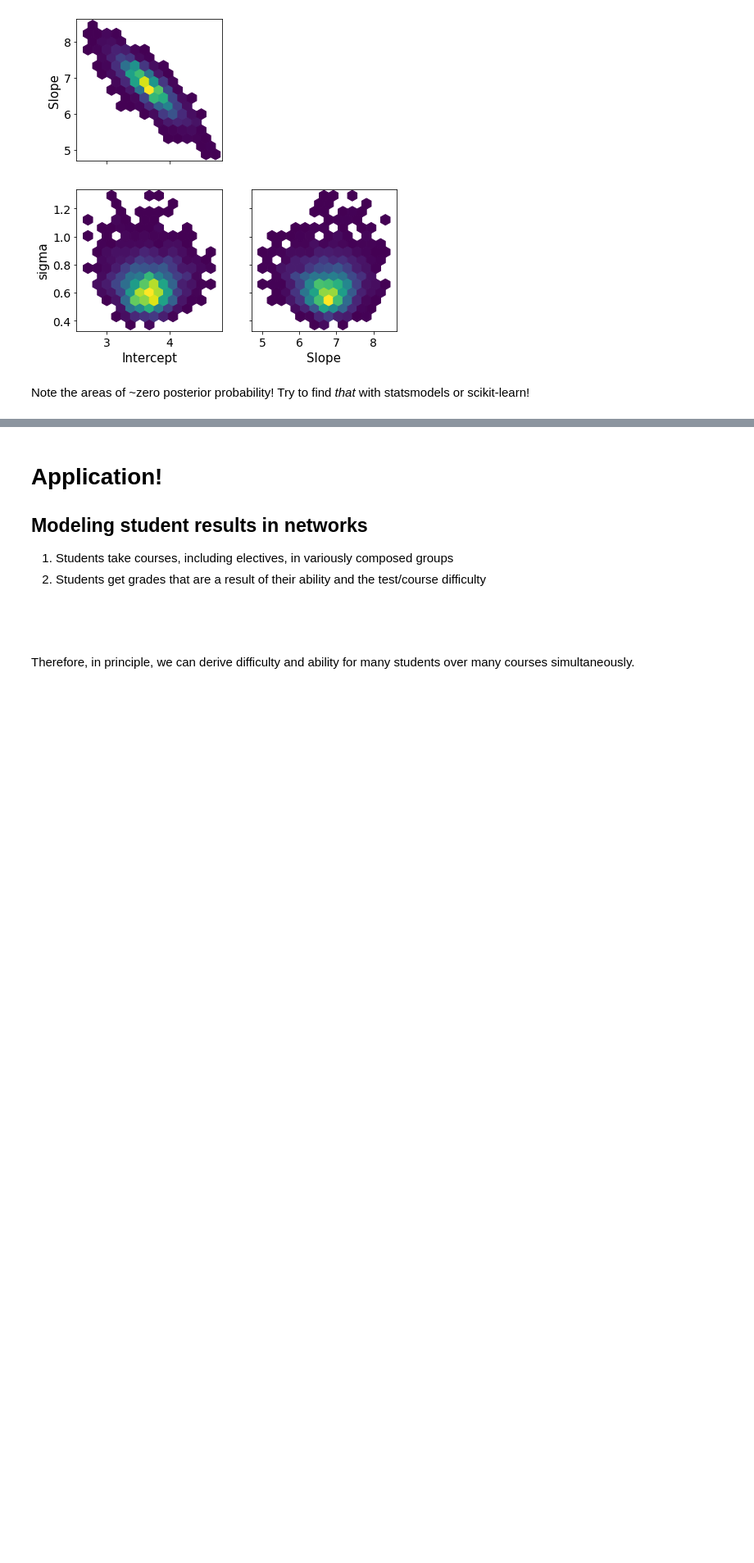
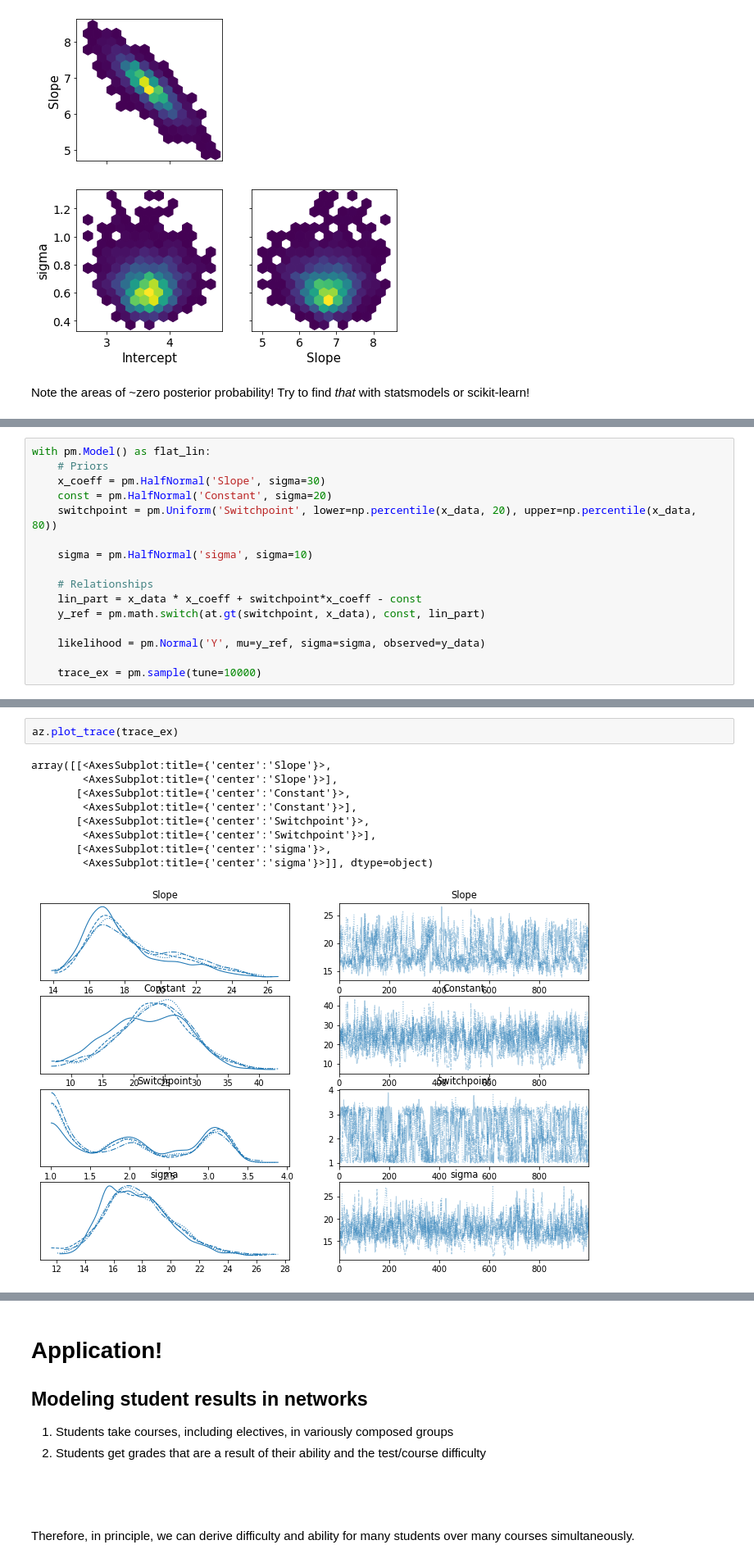
Before and after one commit to harcel/bayesian_student_seminar, a Jupyter notebook: BayesianStudentProgress.ipynb, the cells around one changed output, grey strips where cells are left out. Shown at 82% size. Cells and saved outputs as stored; diff of their text form; blank space fills up the shorter version.

```diff
--- a/BayesianStudentProgress.ipynb
+++ b/BayesianStudentProgress.ipynb
@@ -222,0 +262,16 @@ Note the areas of ~zero posterior probability! Try to find *that* with statsmode
+# %%
+with pm.Model() as flat_lin:
+    # Priors
+    x_coeff = pm.HalfNormal('Slope', sigma=30)
+    const = pm.HalfNormal('Constant', sigma=20)
+    switchpoint = pm.Uniform('Switchpoint', lower=np.percentile(x_data, 20), upper=np.percentile(x_data, 80))
+
+    sigma = pm.HalfNormal('sigma', sigma=10)
+
+    # Relationships
+    lin_part = x_data * x_coeff + switchpoint*x_coeff - const
+    y_ref = pm.math.switch(at.gt(switchpoint, x_data), const, lin_part)
+
+    likelihood = pm.Normal('Y', mu=y_ref, sigma=sigma, observed=y_data)
+
+    trace_ex = pm.sample(tune=10000)
@@ -222,0 +285,12 @@ Note the areas of ~zero posterior probability! Try to find *that* with statsmode
+# %%
+az.plot_trace(trace_ex)
+# %% [output]
+array([[<AxesSubplot:title={'center':'Slope'}>,
+        <AxesSubplot:title={'center':'Slope'}>],
+       [<AxesSubplot:title={'center':'Constant'}>,
+        <AxesSubplot:title={'center':'Constant'}>],
+       [<AxesSubplot:title={'center':'Switchpoint'}>,
+        <AxesSubplot:title={'center':'Switchpoint'}>],
+       [<AxesSubplot:title={'center':'sigma'}>,
+        <AxesSubplot:title={'center':'sigma'}>]], dtype=object)
+[figure, added]
```
Also changed, not shown: parts of 14 cells of this notebook.
